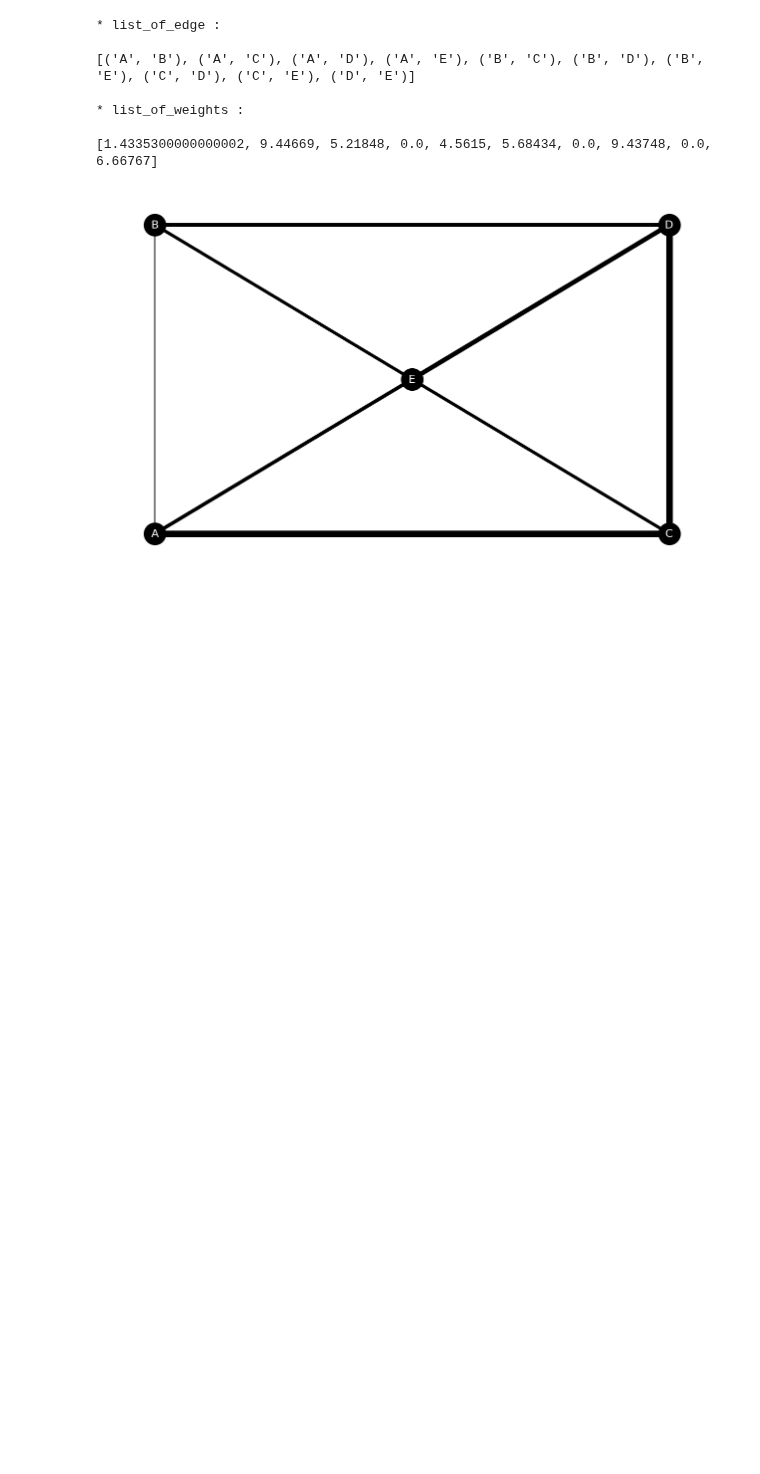
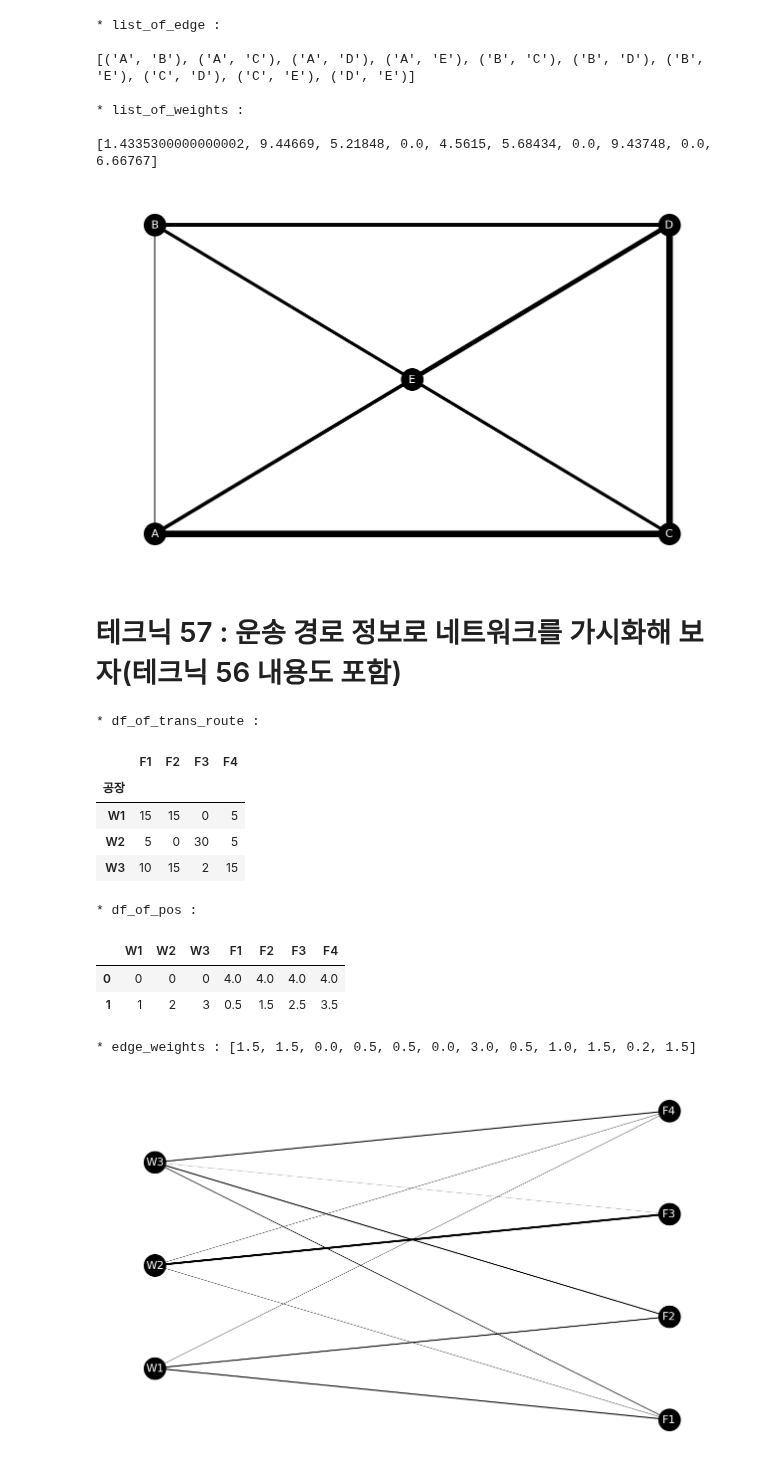
Before and after one commit to wooseok1152/python-data_analysis, a Jupyter notebook: 6장 물류의 최적경로를 컨설팅하는 테크닉10.ipynb, the cells around one changed output. Saved outputs shown, nothing was run; the diff lists cells and outputs as text; code cells hidden in the pictures; blank space fills up the shorter version.

```diff
--- a/6장 물류의 최적경로를 컨설팅하는 테크닉10.ipynb
+++ b/6장 물류의 최적경로를 컨설팅하는 테크닉10.ipynb
@@ -317,3 +317,73 @@ plt.show()
 
 [1.4335300000000002, 9.44669, 5.21848, 0.0, 4.5615, 5.68434, 0.0, 9.43748, 0.0, 6.66767]
 [figure]
+# %% [markdown]
+# 테크닉 57 : 운송 경로 정보로 네트워크를 가시화해 보자(테크닉 56 내용도 포함)
+# %%
+import pandas as pd
+import matplotlib.pyplot as plt
+import networkx as nx
+
+df_of_trans_route = pd.read_csv("./pyda100-master/Chapter_6/trans_route.csv", index_col = '공장') # trans_route.csv : 어느 창고에서 어느 공장으로, 어느 정도의 양을 운송했는지 기록한 파일
+print("* df_of_trans_route :")
+display(df_of_trans_route)
+
+df_of_pos = pd.read_csv("./pyda100-master/Chapter_6/trans_route_pos.csv")
+print("* df_of_pos :")
+display(df_of_pos)
+
+# 그래프 객체 생성
+
+G = nx.Graph()
+
+# 노드 설정
+
+for i in range(len(df_of_pos.columns)) :
+
+    G.add_node(df_of_pos.columns[i])
+
+# 엣지 설정
+
+for index_of_warehouse in df_of_trans_route.index :
+
+    for index_of_factory in df_of_trans_route.columns :
+
+        G.add_edge(index_of_warehouse, index_of_factory)
+
+# 엣지 가중치 리스트화
+
+edge_weights = []
+for index_of_row in range(len(df_of_trans_route.index)) :
+
+    for index_of_column in range(len(df_of_trans_route.columns)) :
+
+        edge_weights.append(df_of_trans_route.iloc[index_of_row, [index_of_column]][0] * 0.1)
+
+print("* edge_weights :", edge_weights, "\n")
+
+# 노드 좌표 설정
+
+pos = {}
+for index_of_node in range(len(df_of_pos.columns)) :
+
+    node = df_of_pos.columns[index_of_node]
+    pos[node] = (df_of_pos[node][0], df_of_pos[node][1])
+
+# 그래프 그리기
+
+plt.figure(figsize = (12.5, 7.5))
+nx.draw(G, pos, with_labels = True, font_size = 16, node_size = 1000, node_color = 'k', font_color = 'w', width = edge_weights)
+plt.show()
+# %% [output]
+* df_of_trans_route :
+|  | F1 | F2 | F3 | F4 |
+| 공장 |  |  |  |  |
+| W1 | 15 | 15 | 0 | 5 |
+| W2 | 5 | 0 | 30 | 5 |
+| W3 | 10 | 15 | 2 | 15 |
+* df_of_pos :
+|  | W1 | W2 | W3 | F1 | F2 | F3 | F4 |
+| 0 | 0 | 0 | 0 | 4.0 | 4.0 | 4.0 | 4.0 |
+| 1 | 1 | 2 | 3 | 0.5 | 1.5 | 2.5 | 3.5 |
+* edge_weights : [1.5, 1.5, 0.0, 0.5, 0.5, 0.0, 3.0, 0.5, 1.0, 1.5, 0.2, 1.5]
+[figure, added]
```
